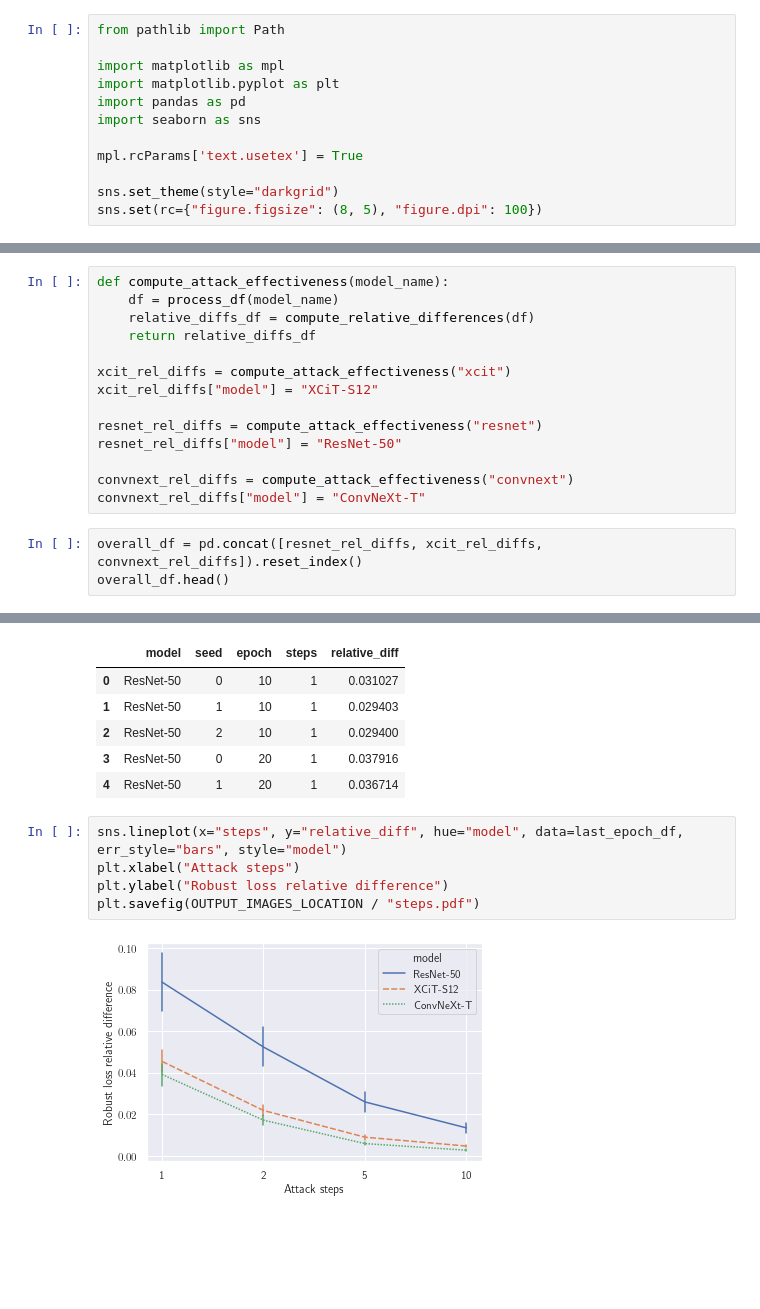
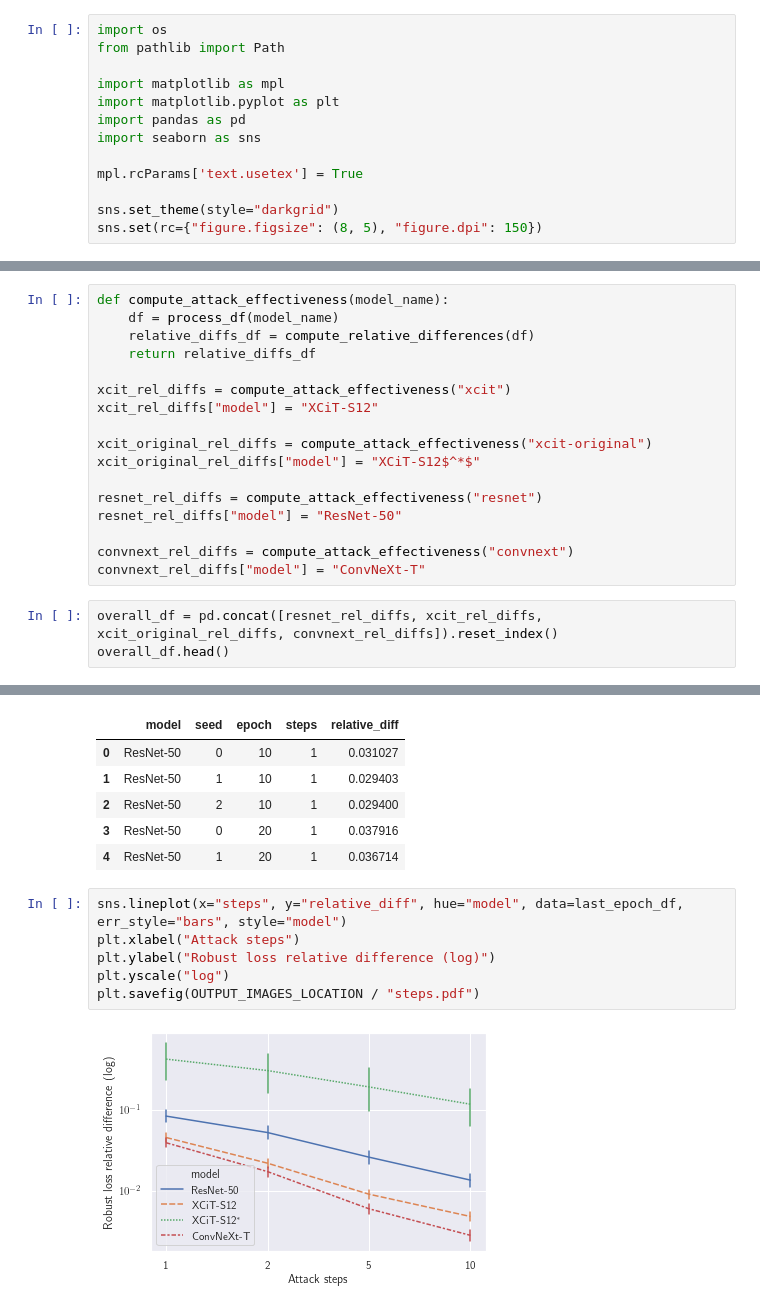
Before and after one commit to dedeswim/vits-robustness-torch, a Jupyter notebook: notebooks/attack_effectiveness.ipynb, the cells around one changed output, grey strips where cells are left out. Drawn from its saved outputs; the diff is of its cells as text; blank space fills up the shorter version.

Commit message:
Update attack effectiveness experiment

```diff
--- a/notebooks/attack_effectiveness.ipynb
+++ b/notebooks/attack_effectiveness.ipynb
@@ -1,4 +1,5 @@
 # %%
+import os
 from pathlib import Path
 
 import matplotlib as mpl
@@ -9,7 +10,7 @@ import seaborn as sns
 mpl.rcParams['text.usetex'] = True
 
 sns.set_theme(style="darkgrid")
-sns.set(rc={"figure.figsize": (8, 5), "figure.dpi": 100})
+sns.set(rc={"figure.figsize": (8, 5), "figure.dpi": 150})
 # %%
 DATA_LOCATION = Path("data")
 OUTPUT_IMAGES_LOCATION = Path("output_images") / "attack_effectiveness"
@@ -81,13 +85,16 @@ def compute_attack_effectiveness(model_name):
 xcit_rel_diffs = compute_attack_effectiveness("xcit")
 xcit_rel_diffs["model"] = "XCiT-S12"
 
+xcit_original_rel_diffs = compute_attack_effectiveness("xcit-original")
+xcit_original_rel_diffs["model"] = "XCiT-S12$^*$"
+
 resnet_rel_diffs = compute_attack_effectiveness("resnet")
 resnet_rel_diffs["model"] = "ResNet-50"
 
 convnext_rel_diffs = compute_attack_effectiveness("convnext")
 convnext_rel_diffs["model"] = "ConvNeXt-T"
 # %%
-overall_df = pd.concat([resnet_rel_diffs, xcit_rel_diffs, convnext_rel_diffs]).reset_index()
+overall_df = pd.concat([resnet_rel_diffs, xcit_rel_diffs, xcit_original_rel_diffs, convnext_rel_diffs]).reset_index()
 overall_df.head()
 # %% [output]
 |  | epoch | seed | 1 | 2 | 5 | 10 | model |
@@ -129,8 +138,9 @@ last_epoch_df.head()
 # %%
 sns.lineplot(x="steps", y="relative_diff", hue="model", data=last_epoch_df, err_style="bars", style="model")
 plt.xlabel("Attack steps")
-plt.ylabel("Robust loss relative difference")
+plt.ylabel("Robust loss relative difference (log)")
+plt.yscale("log")
 plt.savefig(OUTPUT_IMAGES_LOCATION / "steps.pdf")
 # %% [output]
-[figure, old version]
+[figure, new version]
 # %%
```
Also changed, not shown: parts of 5 cells of this notebook, 9 other files.
